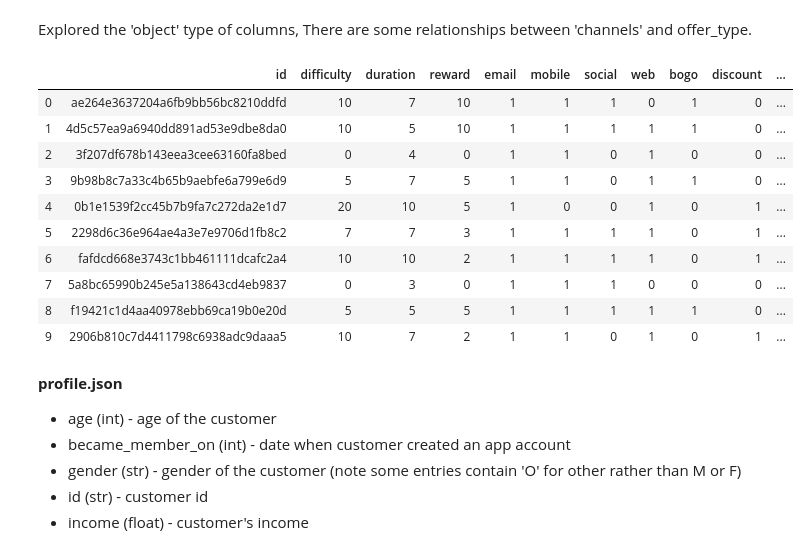
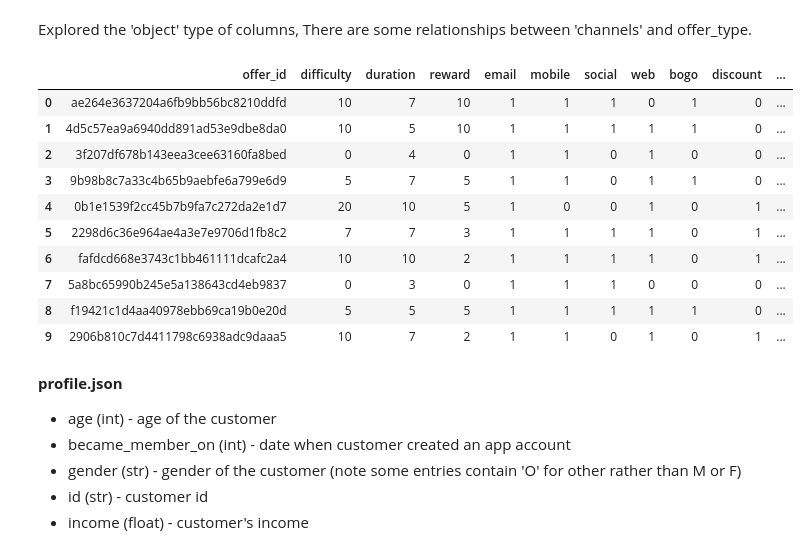
Before and after one commit to tomgtqq/DSND-Capstone-Project, a Jupyter notebook: Starbucks_Capstone_notebook.ipynb, the cells around one changed output. Cells and saved outputs as stored; diff of their text form; code cells hidden in the pictures.

```diff
--- a/Starbucks_Capstone_notebook.ipynb
+++ b/Starbucks_Capstone_notebook.ipynb
@@ -163,21 +165,22 @@ Explored the 'object' type of columns, There are some relationships between 'cha
 # %%
 def clean_portfolio(df=portfolio):
     '''
     INPUT:
         df(DataFrame): portfolio dataset
     OUTPUT:
         new_df(DataFrame): cleaned data
     '''
     channels_dummies = portfolio["channels"].str.join(sep="*").str.get_dummies(sep="*")
     offer_type_dummies = pd.get_dummies(portfolio['offer_type'])
     new_df = pd.concat([df, channels_dummies, offer_type_dummies], axis=1).drop(['channels','offer_type'], axis=1)
-    columns_order = ["id", "difficulty", "duration", "reward", "email", "mobile", "social", "web", "bogo", "discount", "informational"]
+    new_df = new_df.rename(columns = {'id': 'offer_id'})
+    columns_order = ["offer_id", "difficulty", "duration", "reward", "email", "mobile", "social", "web", "bogo", "discount", "informational"]
     return new_df[columns_order]
 
 new_portfolio = clean_portfolio()
 new_portfolio
 # %% [output]
-|  | id | difficulty | duration | reward | email | mobile | social | web | bogo | discount | ... |
+|  | offer_id | difficulty | duration | reward | email | mobile | social | web | bogo | discount | ... |
 | 0 | ae264e3637204a6fb9bb56bc8210ddfd | 10 | 7 | 10 | 1 | 1 | 1 | 0 | 1 | 0 | ... |
 | 1 | 4d5c57ea9a6940dd891ad53e9dbe8da0 | 10 | 5 | 10 | 1 | 1 | 1 | 1 | 1 | 0 | ... |
 | 2 | 3f207df678b143eea3cee63160fa8bed | 0 | 4 | 0 | 1 | 1 | 0 | 1 | 0 | 0 | ... |
```
Also changed, not shown: parts of 67 cells of this notebook, 1 other file.
